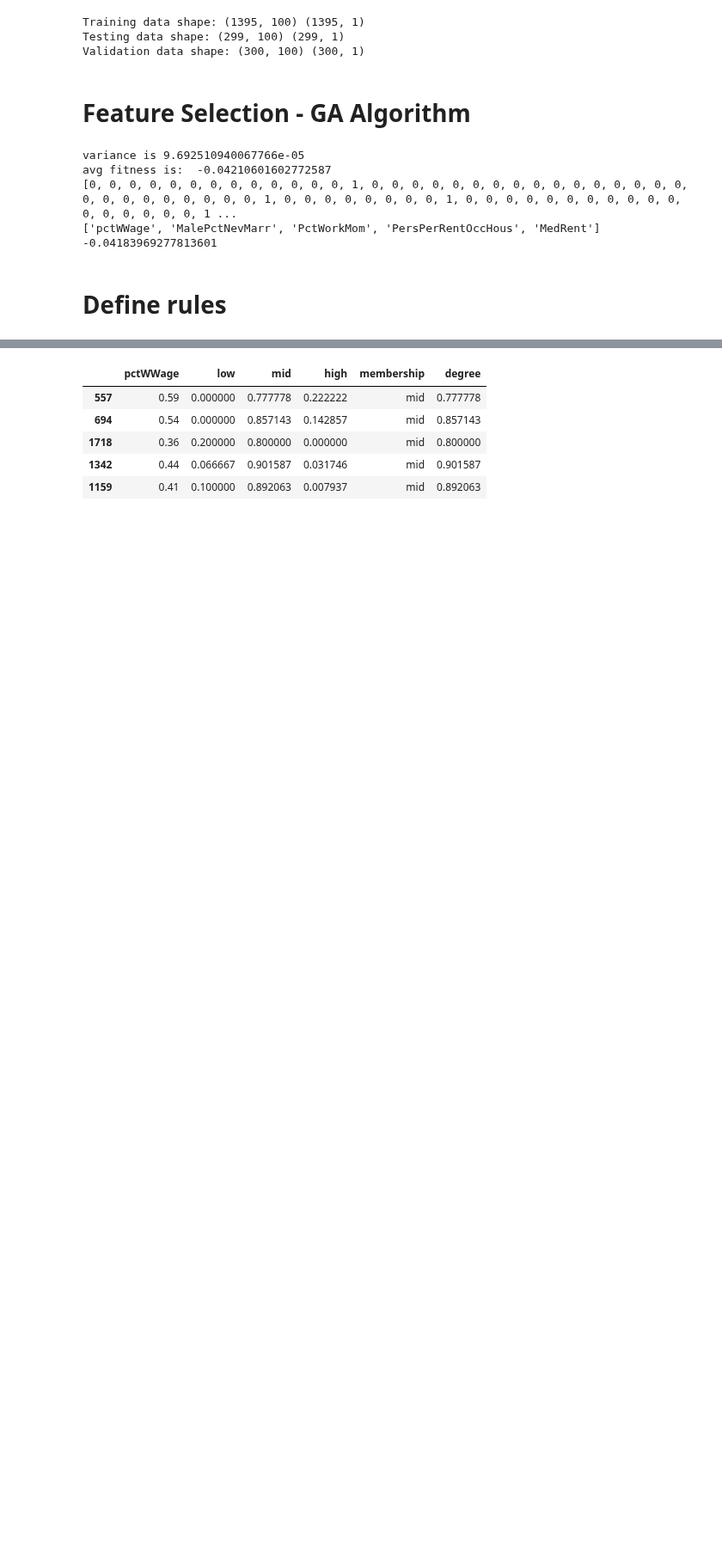
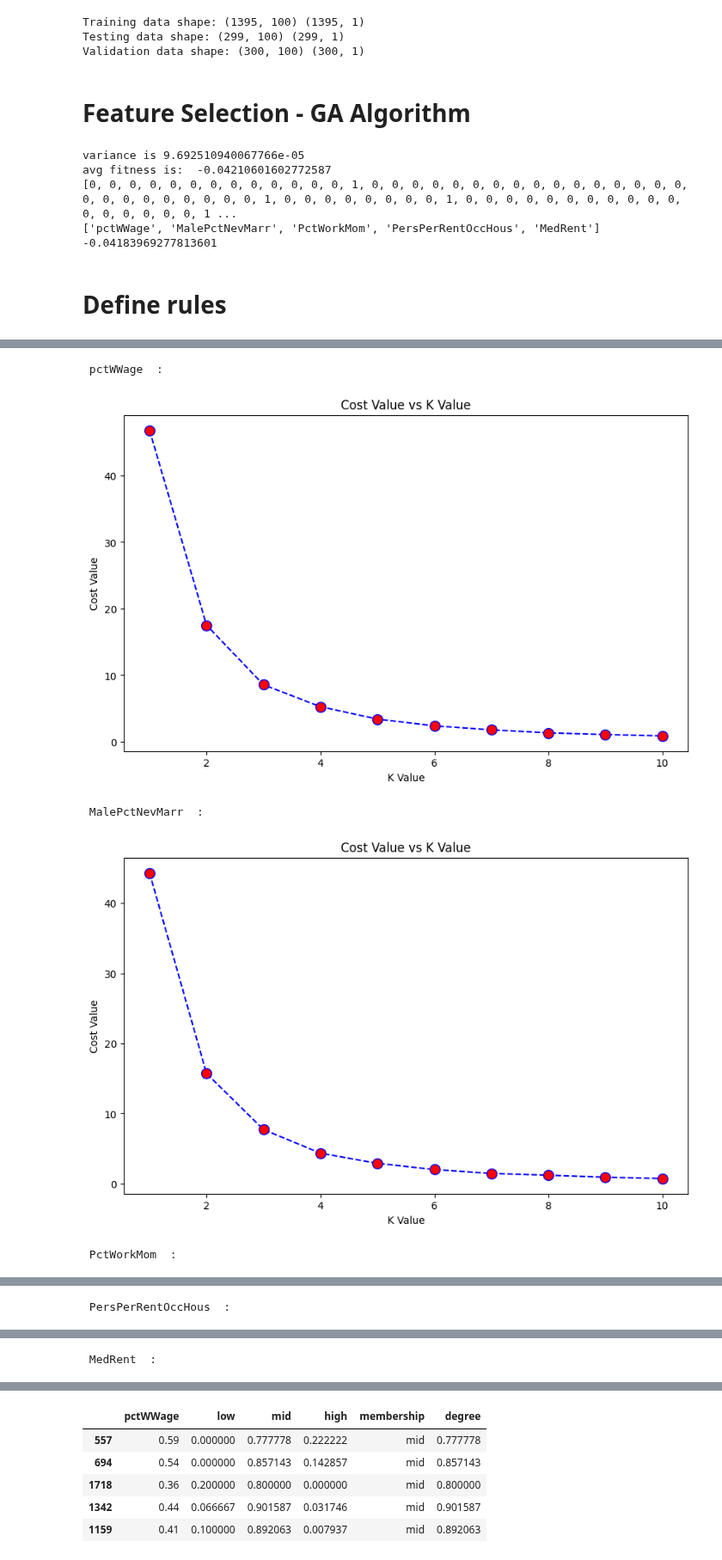
Before and after one commit to yeesem/Soft-Computing, a Jupyter notebook: Soft_Computing_Assignment_Fuzzy_Logic.ipynb, the cells around one changed output, grey strips where cells are left out. Shown at 86% size. Cells and saved outputs as stored; diff of their text form; code cells hidden in the pictures; blank space fills up the shorter version.

```diff
--- a/Soft_Computing_Assignment_Fuzzy_Logic.ipynb
+++ b/Soft_Computing_Assignment_Fuzzy_Logic.ipynb
@@ -457,0 +462,21 @@ plt.show()
+# %%
+for feature in list_of_features:
+  cost_value = []
+  print("\n", feature , " : ")
+  for i in range(10):
+    kmeans = KMeans_clustering(X_train,feature,i+1)[0]
+    cost_value.append(kmeans.inertia_)
+
+  plt.figure(figsize=(10,6))
+  plt.plot(range(1,11),cost_value,color = 'blue',linestyle='--',marker='o',
+         markerfacecolor='red',markersize=10)
+  plt.title('Cost Value vs K Value')
+  plt.xlabel('K Value')
+  plt.ylabel('Cost Value')
+  plt.show()
+# %% [output]
+ pctWWage  :
+[figure, added]
+ MalePctNevMarr  :
+[figure, added]
+ PctWorkMom  :
@@ -457,0 +484 @@ plt.show()
+ PersPerRentOccHous  :
@@ -457,0 +486 @@ plt.show()
+ MedRent  :
```
Also changed, not shown: parts of 2 cells of this notebook.
